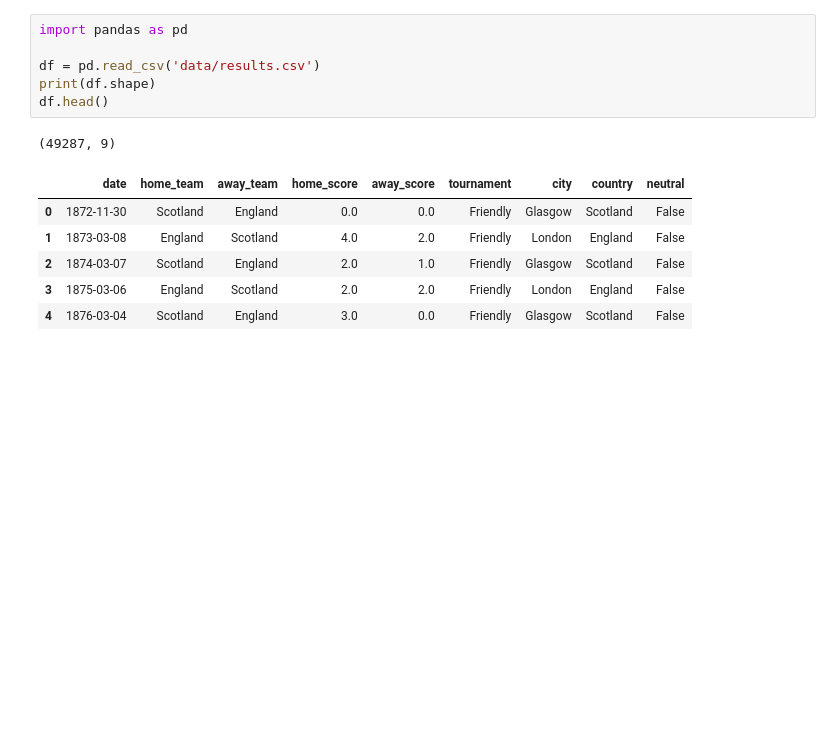
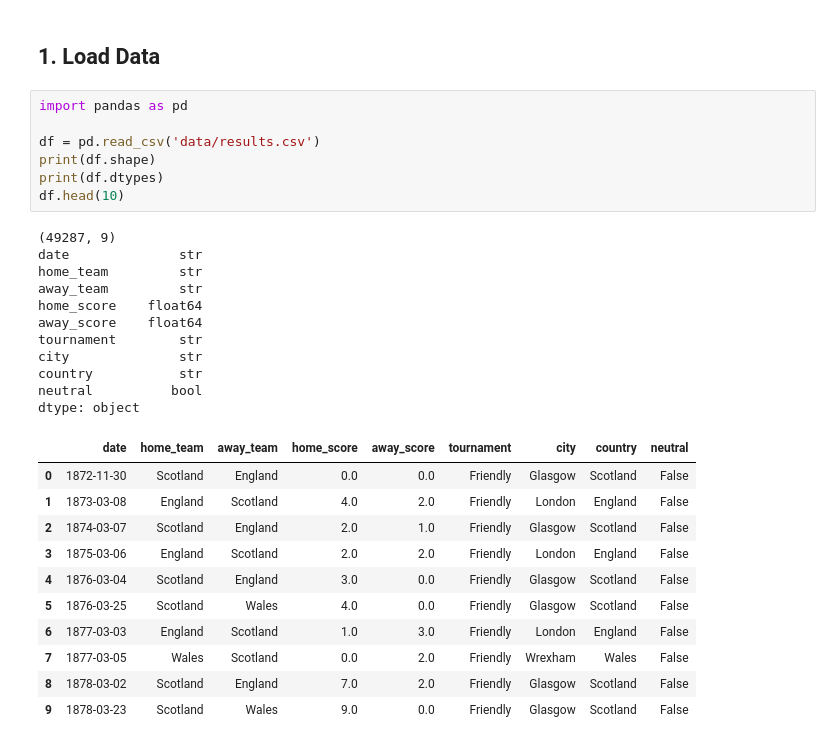
Before and after one commit to justsynnott2/FIFA-2026-World-Cup-Match-Predictor, a Jupyter notebook: worldcup.ipynb, the cells around one changed output. Drawn from its saved outputs; the diff is of its cells as text; blank space fills up the shorter version.

```diff
--- a/worldcup.ipynb
+++ b/worldcup.ipynb
@@ -1,14 +6,32 @@
+# %% [markdown]
+## 1. Load Data
 # %%
 import pandas as pd
 
 df = pd.read_csv('data/results.csv')
 print(df.shape)
-df.head()
+print(df.dtypes)
+df.head(10)
 # %% [output]
 (49287, 9)
+date              str
+home_team         str
+away_team         str
+home_score    float64
+away_score    float64
+tournament        str
+city              str
+country           str
+neutral          bool
+dtype: object
 |  | date | home_team | away_team | home_score | away_score | tournament | city | country | neutral |
 | 0 | 1872-11-30 | Scotland | England | 0.0 | 0.0 | Friendly | Glasgow | Scotland | False |
 | 1 | 1873-03-08 | England | Scotland | 4.0 | 2.0 | Friendly | London | England | False |
 | 2 | 1874-03-07 | Scotland | England | 2.0 | 1.0 | Friendly | Glasgow | Scotland | False |
 | 3 | 1875-03-06 | England | Scotland | 2.0 | 2.0 | Friendly | London | England | False |
 | 4 | 1876-03-04 | Scotland | England | 3.0 | 0.0 | Friendly | Glasgow | Scotland | False |
+| 5 | 1876-03-25 | Scotland | Wales | 4.0 | 0.0 | Friendly | Glasgow | Scotland | False |
+| 6 | 1877-03-03 | England | Scotland | 1.0 | 3.0 | Friendly | London | England | False |
+| 7 | 1877-03-05 | Wales | Scotland | 0.0 | 2.0 | Friendly | Wrexham | Wales | False |
+| 8 | 1878-03-02 | Scotland | England | 7.0 | 2.0 | Friendly | Glasgow | Scotland | False |
+| 9 | 1878-03-23 | Scotland | Wales | 9.0 | 0.0 | Friendly | Glasgow | Scotland | False |
```
Also changed, not shown: parts of 22 cells of this notebook.
